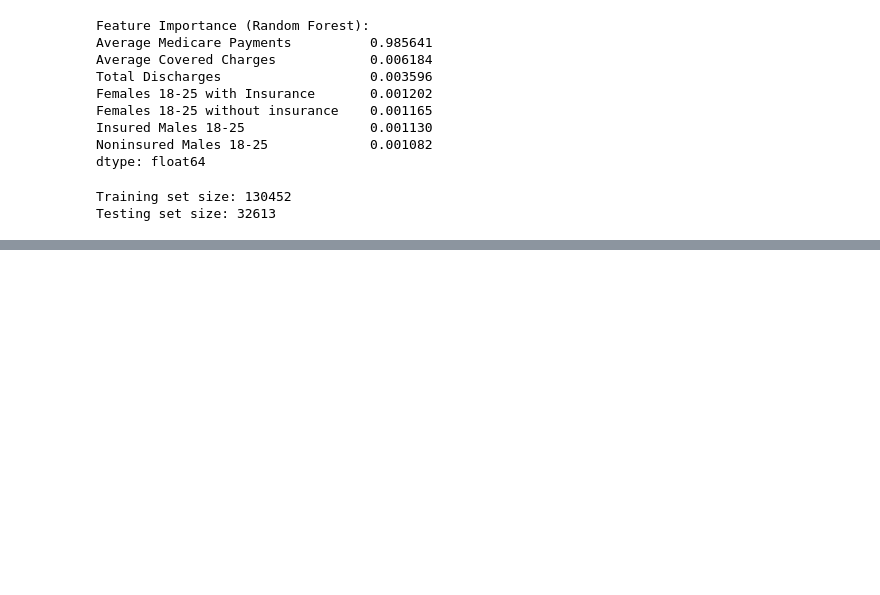
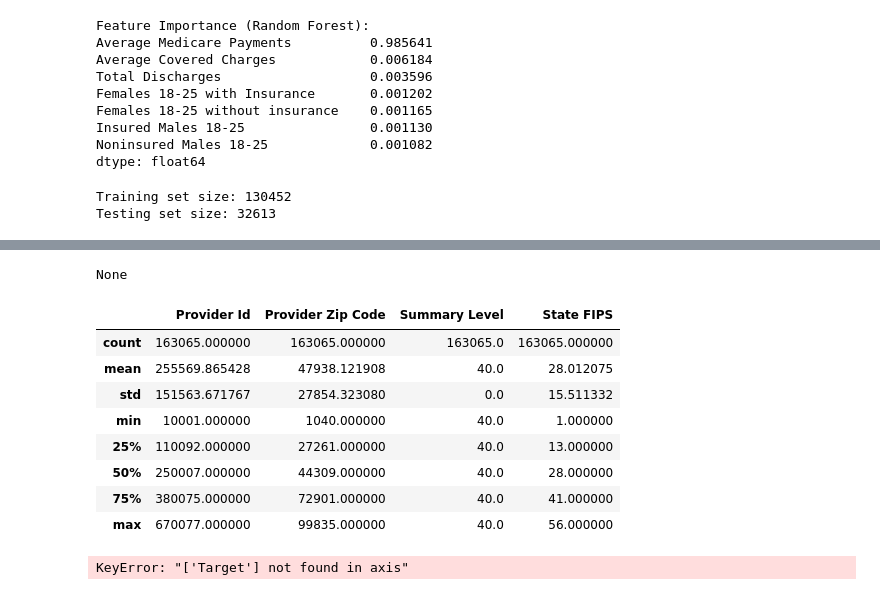
Before and after one commit to Sankeerthana35/Capstone_Project_final, a Jupyter notebook: Capstone_project.ipynb, the cells around one changed output, grey strips where cells are left out. Drawn from its saved outputs; the diff is of its cells as text; code cells hidden in the pictures; blank space fills up the shorter version.

```diff
--- a/Capstone_project.ipynb
+++ b/Capstone_project.ipynb
@@ -405,0 +617,66 @@ Testing set size: 32613
+# %%
+import pandas as pd
+import numpy as np
+from sklearn.model_selection import train_test_split, GridSearchCV
+from sklearn.preprocessing import StandardScaler, OneHotEncoder
+from sklearn.compose import ColumnTransformer
+from sklearn.pipeline import Pipeline
+from sklearn.ensemble import RandomForestRegressor
+from sklearn.impute import SimpleImputer
+
+# Load the dataset
+file_path = 'Downloads/HealthCARE.csv'
+data = pd.read_csv(file_path)
+
+# Display basic info
+display(data.head(), data.info(), data.describe())
+
+# Define target variable and features
+target_column = 'Target'  # Update with the actual target column
+X = data.drop(columns=[target_column])
+y = data[target_column]
+
+# Identify categorical and numerical columns
+num_features = X.select_dtypes(include=['int64', 'float64']).columns
+cat_features = X.select_dtypes(include=['object']).columns
+
+# Define preprocessing steps
+num_transformer = Pipeline([
+    ('imputer', SimpleImputer(strategy='mean')),
+    ('scaler', StandardScaler())
+])
+
+cat_transformer = Pipeline([
+    ('imputer', SimpleImputer(strategy='most_frequent')),
+    ('encoder', OneHotEncoder(handle_unknown='ignore'))
+])
+
+preprocessor = ColumnTransformer([
+    ('num', num_transformer, num_features),
+    ('cat', cat_transformer, cat_features)
+])
+
+# Define model pipeline
+model = Pipeline([
+    ('preprocessor', preprocessor),
+    ('regressor', RandomForestRegressor())
+])
+
+# Split data into train and test sets
+X_train, X_test, y_train, y_test = train_test_split(X, y, test_size=0.2, random_state=42)
+
+# Define hyperparameter grid
+param_grid = {
+    'regressor__n_estimators': [50, 100, 200],
+    'regressor__max_depth': [None, 10, 20],
+    'regressor__min_samples_split': [2, 5, 10]
+}
+
+# Perform GridSearchCV
+grid_search = GridSearchCV(model, param_grid, cv=5, scoring='r2', n_jobs=-1)
+grid_search.fit(X_train, y_train)
+
+# Display best parameters and score
+print("Best Parameters:", grid_search.best_params_)
+print("Best Score:", grid_search.best_score_)
+# %% [output]
@@ -405,0 +706,11 @@ Testing set size: 32613
+None
+|  | Provider Id | Provider Zip Code | Summary Level | State FIPS |
+| count | 163065.000000 | 163065.000000 | 163065.0 | 163065.000000 |
+| mean | 255569.865428 | 47938.121908 | 40.0 | 28.012075 |
+| std | 151563.671767 | 27854.323080 | 0.0 | 15.511332 |
+| min | 10001.000000 | 1040.000000 | 40.0 | 1.000000 |
+| 25% | 110092.000000 | 27261.000000 | 40.0 | 13.000000 |
+| 50% | 250007.000000 | 44309.000000 | 40.0 | 28.000000 |
+| 75% | 380075.000000 | 72901.000000 | 40.0 | 41.000000 |
+| max | 670077.000000 | 99835.000000 | 40.0 | 56.000000 |
+KeyError: "['Target'] not found in axis"
```
Also changed, not shown: parts of 5 cells of this notebook.
